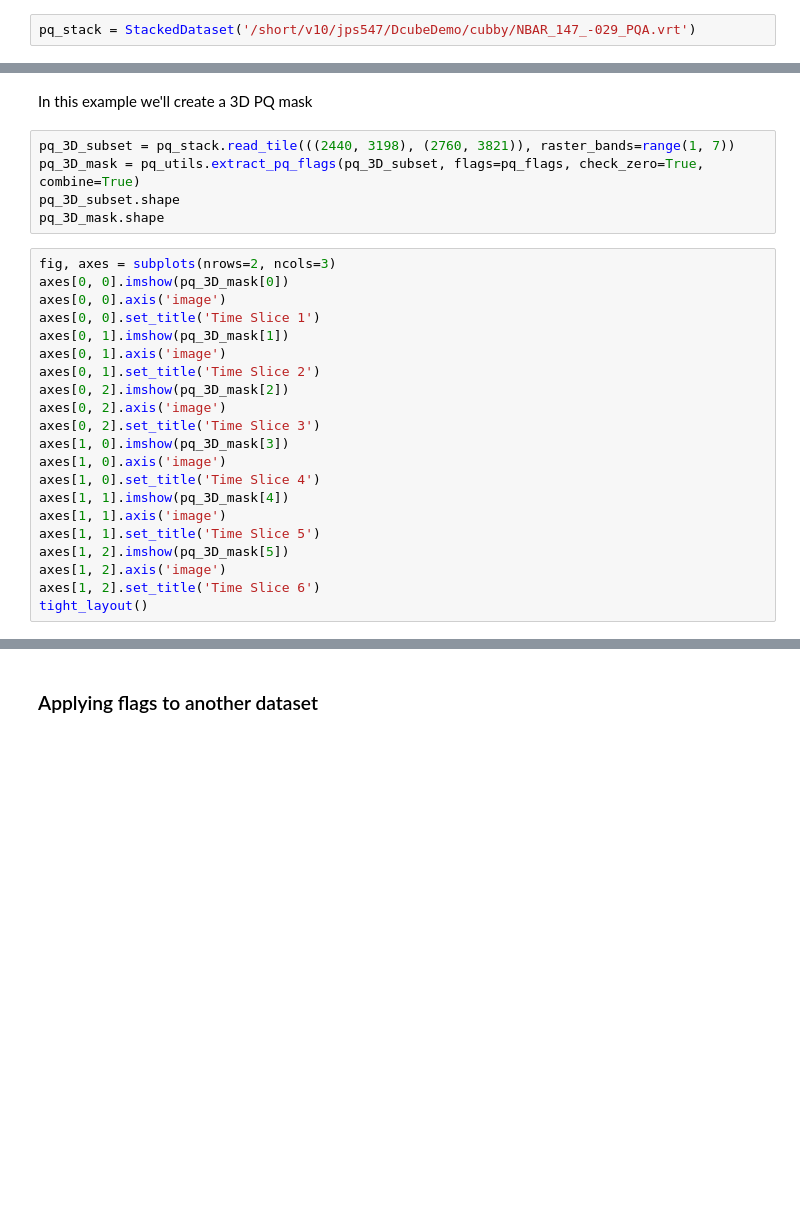
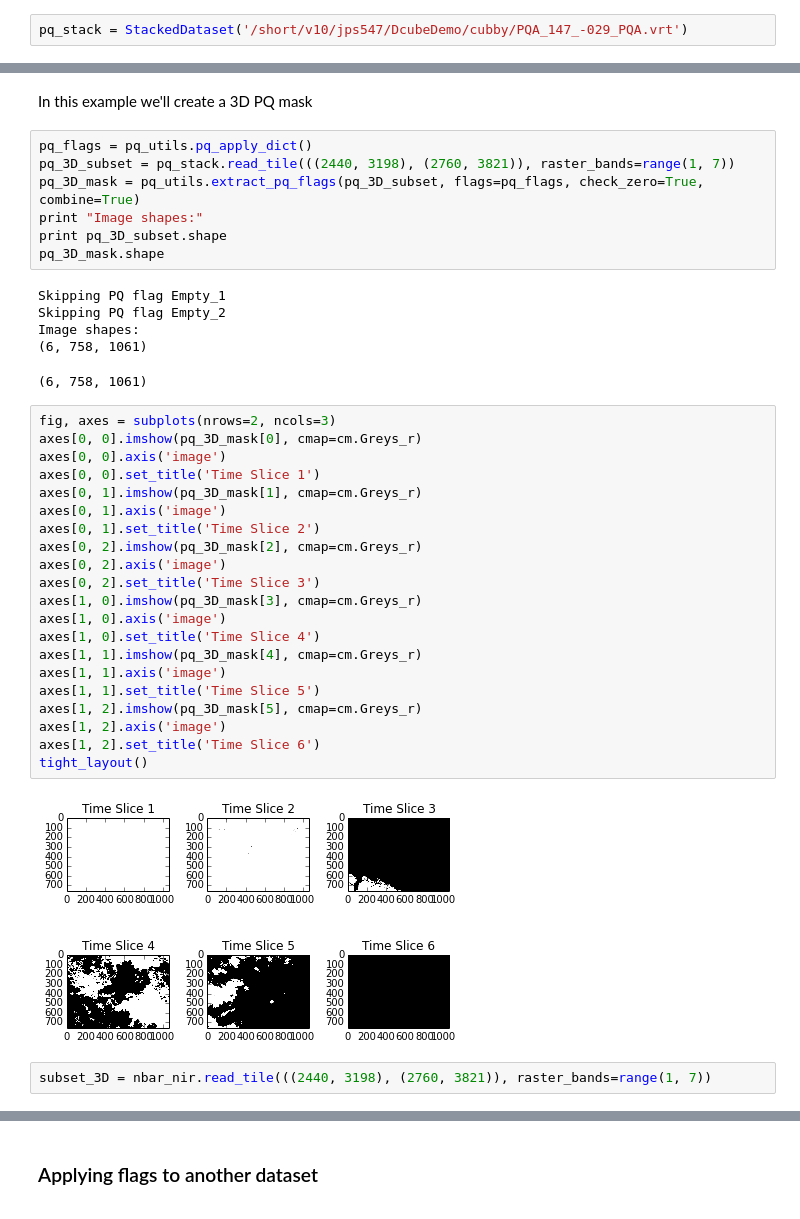
Before and after one commit to sixy6e/stash, a Jupyter notebook: Python/notebooks/interactive_use_with_the_agdc.ipynb, the cells around one changed output, grey strips where cells are left out. Saved outputs shown, nothing was run; the diff lists cells and outputs as text; blank space fills up the shorter version.

```diff
--- a/Python/notebooks/interactive_use_with_the_agdc.ipynb
+++ b/Python/notebooks/interactive_use_with_the_agdc.ipynb
@@ -473,7 +512,7 @@ axes[1].plot(transect_NN)
 Pixel quality information can be extracted from any pixel quality dataset.  In this example we'll use the PQ vrt file auto generated by our agdc query.
 First we'll create a StackedDataset object to handle the read acess of the vrt file.
 # %%
-pq_stack = StackedDataset('/short/v10/jps547/DcubeDemo/cubby/NBAR_147_-029_PQA.vrt')
+pq_stack = StackedDataset('/short/v10/jps547/DcubeDemo/cubby/PQA_147_-029_PQA.vrt')
 # %% [markdown]
 With this *pq_stack* data will be able to do all of the same operations as we have previously shown with the *nbar_nir* data.
 # %% [markdown]
@@ -526,28 +592,40 @@ tight_layout()
 # %% [markdown]
 In this example we'll create a 3D PQ mask
 # %%
+pq_flags = pq_utils.pq_apply_dict()
 pq_3D_subset = pq_stack.read_tile(((2440, 3198), (2760, 3821)), raster_bands=range(1, 7))
 pq_3D_mask = pq_utils.extract_pq_flags(pq_3D_subset, flags=pq_flags, check_zero=True, combine=True)
-pq_3D_subset.shape
+print "Image shapes:"
+print pq_3D_subset.shape
 pq_3D_mask.shape
+# %% [output]
+Skipping PQ flag Empty_1
+Skipping PQ flag Empty_2
+Image shapes:
+(6, 758, 1061)
+(6, 758, 1061)
 # %%
 fig, axes = subplots(nrows=2, ncols=3)
-axes[0, 0].imshow(pq_3D_mask[0])
+axes[0, 0].imshow(pq_3D_mask[0], cmap=cm.Greys_r)
 axes[0, 0].axis('image')
 axes[0, 0].set_title('Time Slice 1')
-axes[0, 1].imshow(pq_3D_mask[1])
+axes[0, 1].imshow(pq_3D_mask[1], cmap=cm.Greys_r)
 axes[0, 1].axis('image')
 axes[0, 1].set_title('Time Slice 2')
-axes[0, 2].imshow(pq_3D_mask[2])
+axes[0, 2].imshow(pq_3D_mask[2], cmap=cm.Greys_r)
 axes[0, 2].axis('image')
 axes[0, 2].set_title('Time Slice 3')
-axes[1, 0].imshow(pq_3D_mask[3])
+axes[1, 0].imshow(pq_3D_mask[3], cmap=cm.Greys_r)
 axes[1, 0].axis('image')
 axes[1, 0].set_title('Time Slice 4')
-axes[1, 1].imshow(pq_3D_mask[4])
+axes[1, 1].imshow(pq_3D_mask[4], cmap=cm.Greys_r)
 axes[1, 1].axis('image')
 axes[1, 1].set_title('Time Slice 5')
-axes[1, 2].imshow(pq_3D_mask[5])
+axes[1, 2].imshow(pq_3D_mask[5], cmap=cm.Greys_r)
 axes[1, 2].axis('image')
 axes[1, 2].set_title('Time Slice 6')
 tight_layout()
+# %% [output]
+[figure, added]
+# %%
+subset_3D = nbar_nir.read_tile(((2440, 3198), (2760, 3821)), raster_bands=range(1, 7))
```
Also changed, not shown: parts of 105 cells of this notebook.
